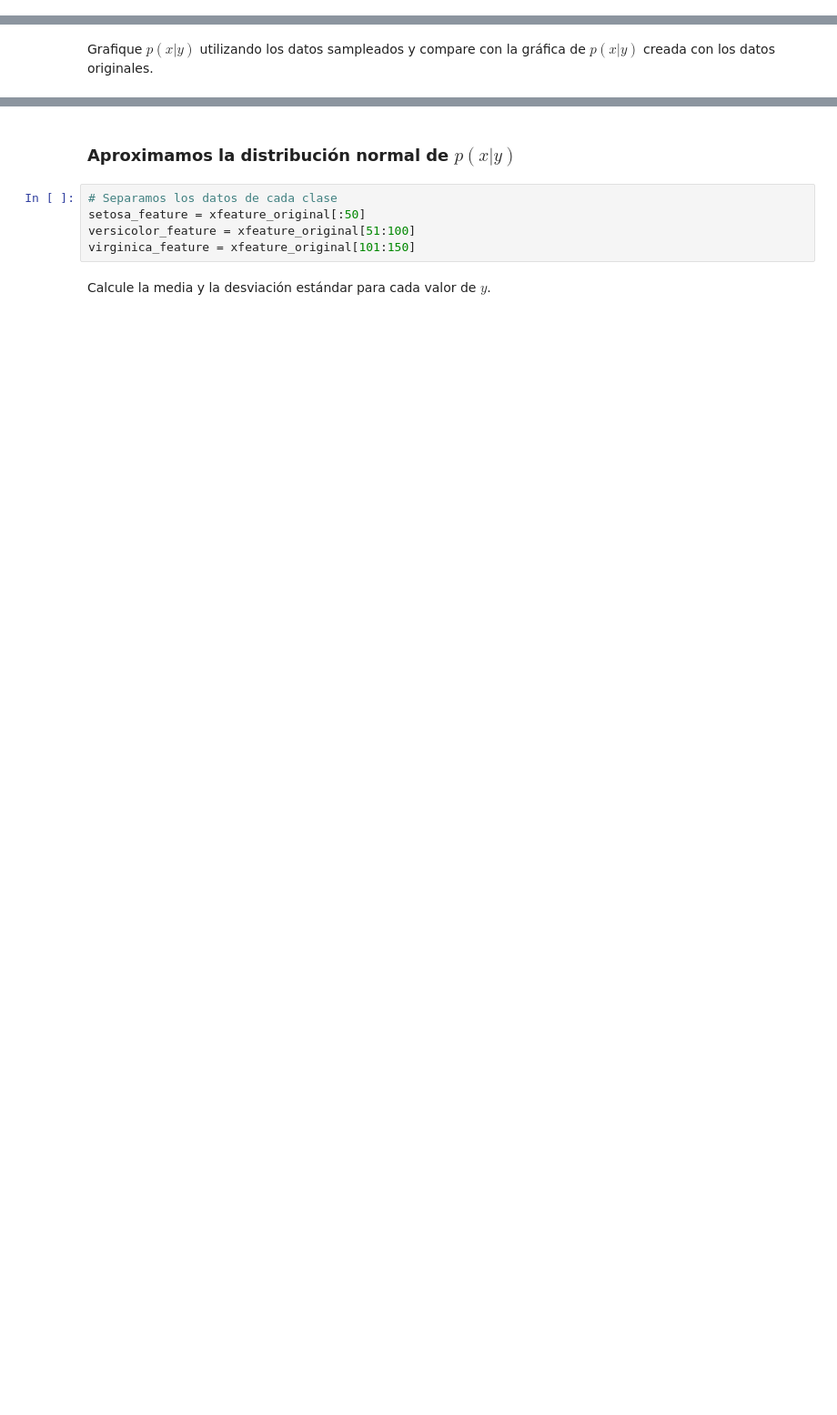
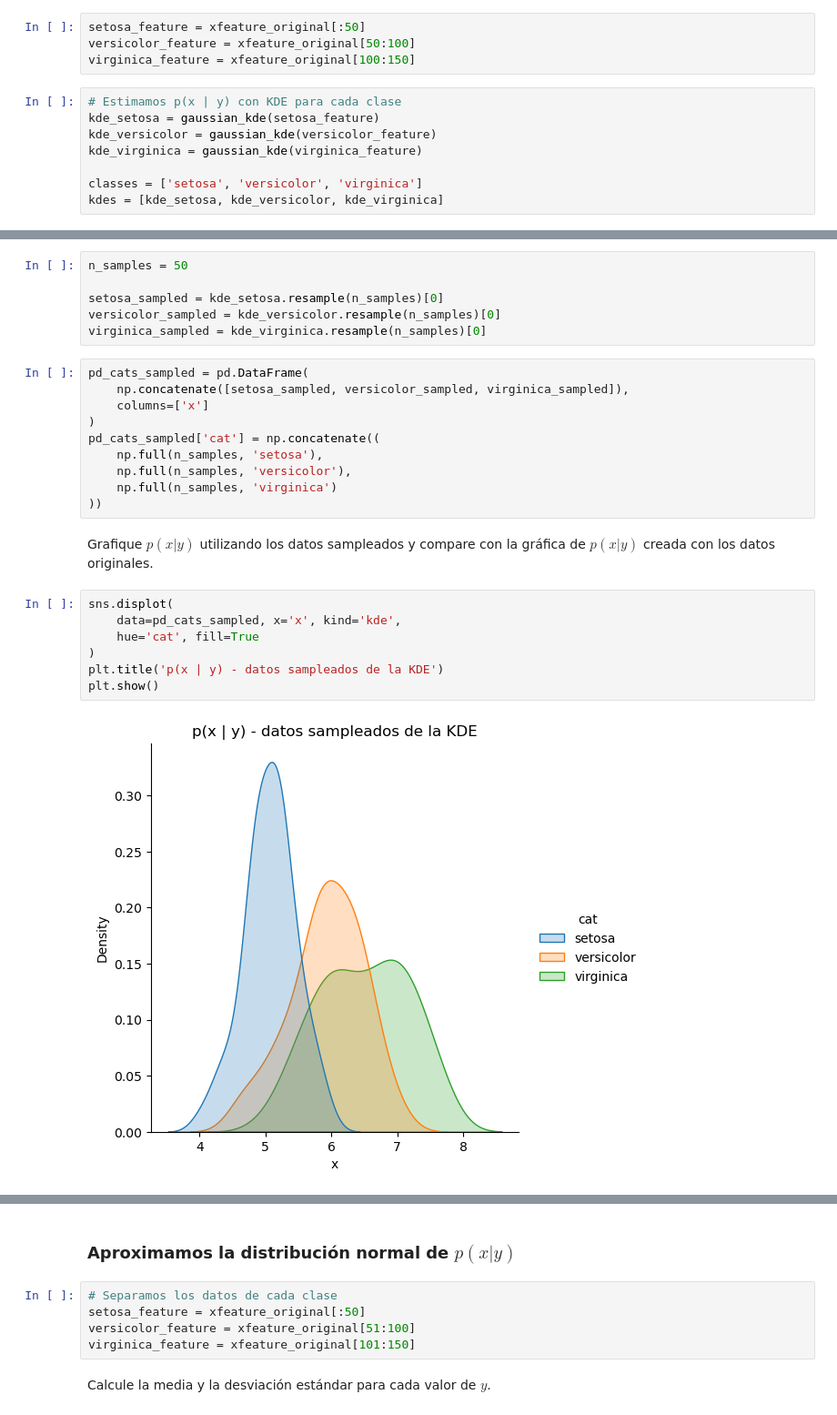
Before and after one commit to rodrigobeniteza/ORT-AI, a Jupyter notebook: AI Generativa/Practicos/Práctico 2/Practico2_JL.ipynb, the cells around one changed output, grey strips where cells are left out. Shown at 91% size. Saved outputs shown, nothing was run; the diff lists cells and outputs as text; blank space fills up the shorter version.

```diff
--- a/AI Generativa/Practicos/Práctico 2/Practico2_JL.ipynb
+++ b/AI Generativa/Practicos/Práctico 2/Practico2_JL.ipynb
@@ -291,0 +541,12 @@ Estime la probabilidad condicional de *y* dado *x* y luego muestree 10 valores d
+# %%
+setosa_feature = xfeature_original[:50]
+versicolor_feature = xfeature_original[50:100]
+virginica_feature = xfeature_original[100:150]
+# %%
+# Estimamos p(x | y) con KDE para cada clase
+kde_setosa = gaussian_kde(setosa_feature)
+kde_versicolor = gaussian_kde(versicolor_feature)
+kde_virginica = gaussian_kde(virginica_feature)
+
+classes = ['setosa', 'versicolor', 'virginica']
+kdes = [kde_setosa, kde_versicolor, kde_virginica]
@@ -298,2 +589,27 @@ from scipy.stats import gaussian_kde
+# %%
+n_samples = 50
+
+setosa_sampled = kde_setosa.resample(n_samples)[0]
+versicolor_sampled = kde_versicolor.resample(n_samples)[0]
+virginica_sampled = kde_virginica.resample(n_samples)[0]
+# %%
+pd_cats_sampled = pd.DataFrame(
+    np.concatenate([setosa_sampled, versicolor_sampled, virginica_sampled]),
+    columns=['x']
+)
+pd_cats_sampled['cat'] = np.concatenate((
+    np.full(n_samples, 'setosa'),
+    np.full(n_samples, 'versicolor'),
+    np.full(n_samples, 'virginica')
+))
 # %% [markdown]
 Grafique $p(x|y)$ utilizando los datos sampleados y compare con la gráfica de $p(x|y)$ creada con los datos originales.
+# %%
+sns.displot(
+    data=pd_cats_sampled, x='x', kind='kde',
+    hue='cat', fill=True
+)
+plt.title('p(x | y) - datos sampleados de la KDE')
+plt.show()
+# %% [output]
+[figure, added]
```
Also changed, not shown: parts of 49 cells of this notebook.
